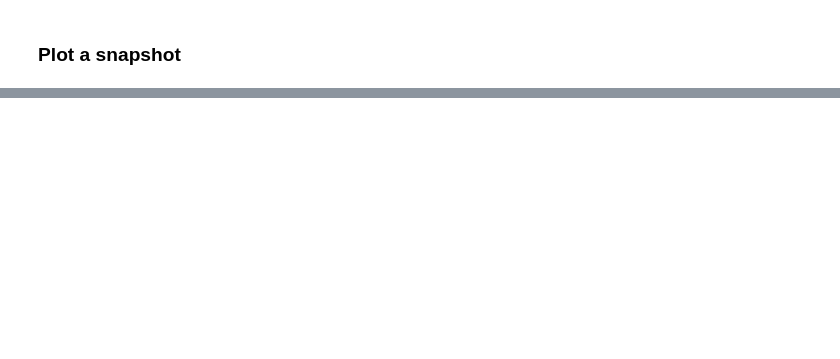
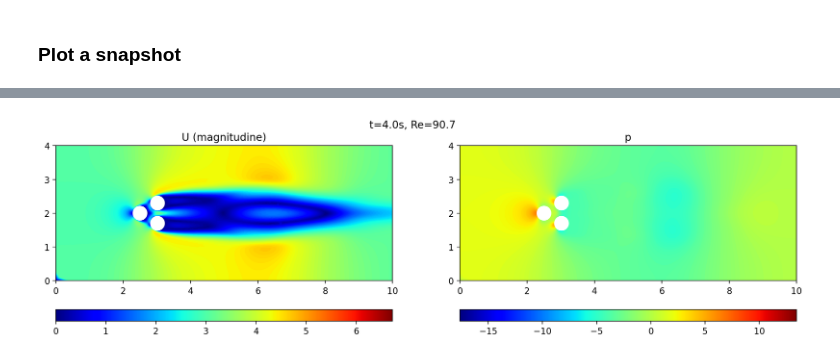
Before and after one commit to adrianoracano/mySHRED, a Jupyter notebook: plot_trajectory_pinball.ipynb, the cells around one changed output, grey strips where cells are left out. Saved outputs shown, nothing was run; the diff lists cells and outputs as text; code cells hidden in the pictures; blank space fills up the shorter version.

```diff
--- a/plot_trajectory_pinball.ipynb
+++ b/plot_trajectory_pinball.ipynb
@@ -946,0 +922,42 @@ KeyboardInterrupt:
+# %%
+fig, axs = plt.subplots(nrows, ncols)
+
+# add_zoom(2.4)
+
+plt.gcf().set_figheight(plt.gcf().get_figheight() * 0.35)
+zoom = 2.4
+plt.gcf().set_figheight(plt.gcf().get_figheight() * zoom)
+plt.gcf().set_figwidth(plt.gcf().get_figwidth() * zoom)
+
+# Aggiungi le colorbar statiche fuori dalla funzione di aggiornamento
+cbar_u = fig.colorbar(sm_u, ax=axs[0], orientation='horizontal', pad = 0.15, aspect = 30)
+axs[0].set_title("U (magnitudine)")
+cbar_p = fig.colorbar(sm_p, ax=axs[1], orientation='horizontal', pad = 0.15, aspect = 30)
+axs[1].set_title("p")
+
+# whichtimes = np.arange(0, ntimes, 20).tolist()
+whichtimes = [200]
+for time in whichtimes:
+    u_plot = u[time, :]
+    v_plot = v[time, :]
+    p_plot = p[time, :]
+
+    u_mag = np.sqrt(u_plot**2 + v_plot**2)
+
+    cont1 = axs[0].tricontourf(triang, u_mag, cmap="jet", levels=100, norm=norm_u)
+    axs[0].set_aspect("equal")
+    cont2 = axs[1].tricontourf(triang, p_plot, cmap="jet", levels=100, norm=norm_p)
+    axs[1].set_aspect("equal")
+
+    for ax in axs:
+        for cyl in cyl_coords:
+            ax.fill(cyl[:,0], cyl[:,1], 'white', edgecolor='white', lw=1.5)
+
+    # fig.subplots_adjust(top=2.95, bottom=0)
+    fig.suptitle(f"t={time/400*8:.1f}s, Re={U_max * np.cos(params[0][0]) * 2 * R  * rho_ / params[1][0]:.1f} ")
+
+    display(fig)
+    plt.close(fig)
+    clc(wait=True)
+# %% [output]
+[figure, added]
```
Also changed, not shown: parts of 19 cells of this notebook, 1 other file.
